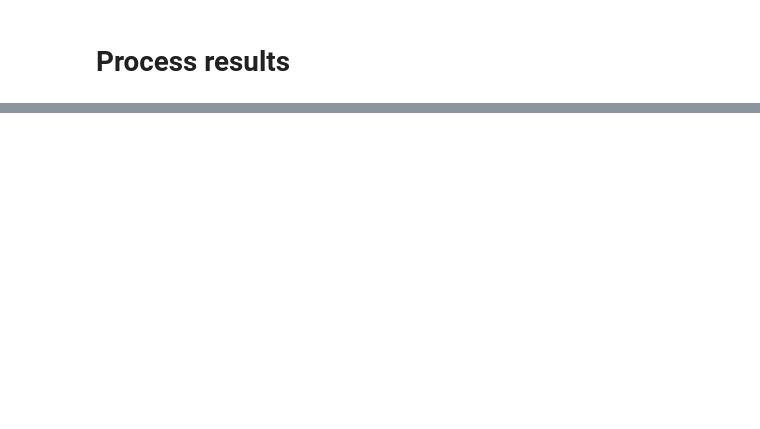
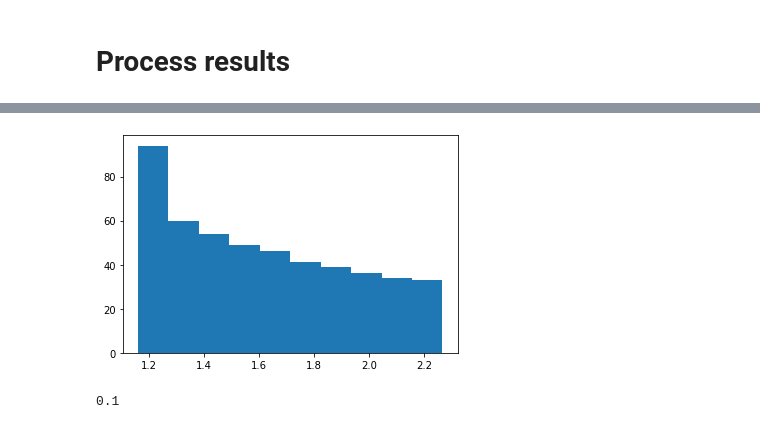
Before and after one commit to lepmik/causal-optoconnectics, a Jupyter notebook: notebooks/compute-confidence.ipynb, the cells around one changed output, grey strips where cells are left out. Saved outputs shown, nothing was run; the diff lists cells and outputs as text; code cells hidden in the pictures; blank space fills up the shorter version.

```diff
--- a/notebooks/compute-confidence.ipynb
+++ b/notebooks/compute-confidence.ipynb
@@ -106,0 +296,2 @@ Text(0, 0.5, '$\\mathrm{Error}$')
+# %%
+s = compute_stim_amps(params, np.arange(params['n_ex_neurons']), rng)
@@ -106,0 +316,8 @@ Text(0, 0.5, '$\\mathrm{Error}$')
+# %%
+plt.hist(s.values());
+# %% [output]
+[figure, added]
+# %%
+np.sum(W!=0) / W.size
+# %% [output]
+0.1
```
Also changed, not shown: parts of 18 cells of this notebook.
